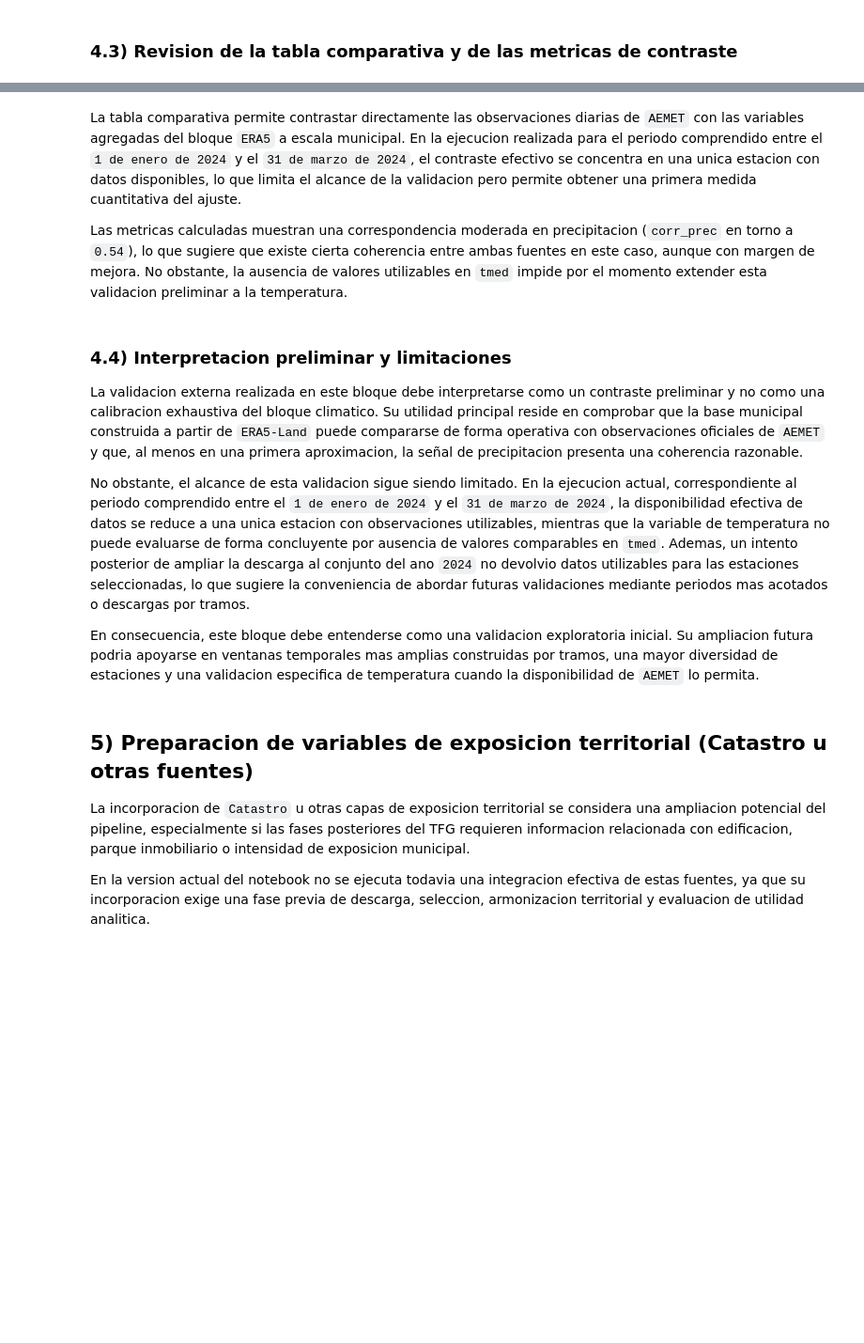
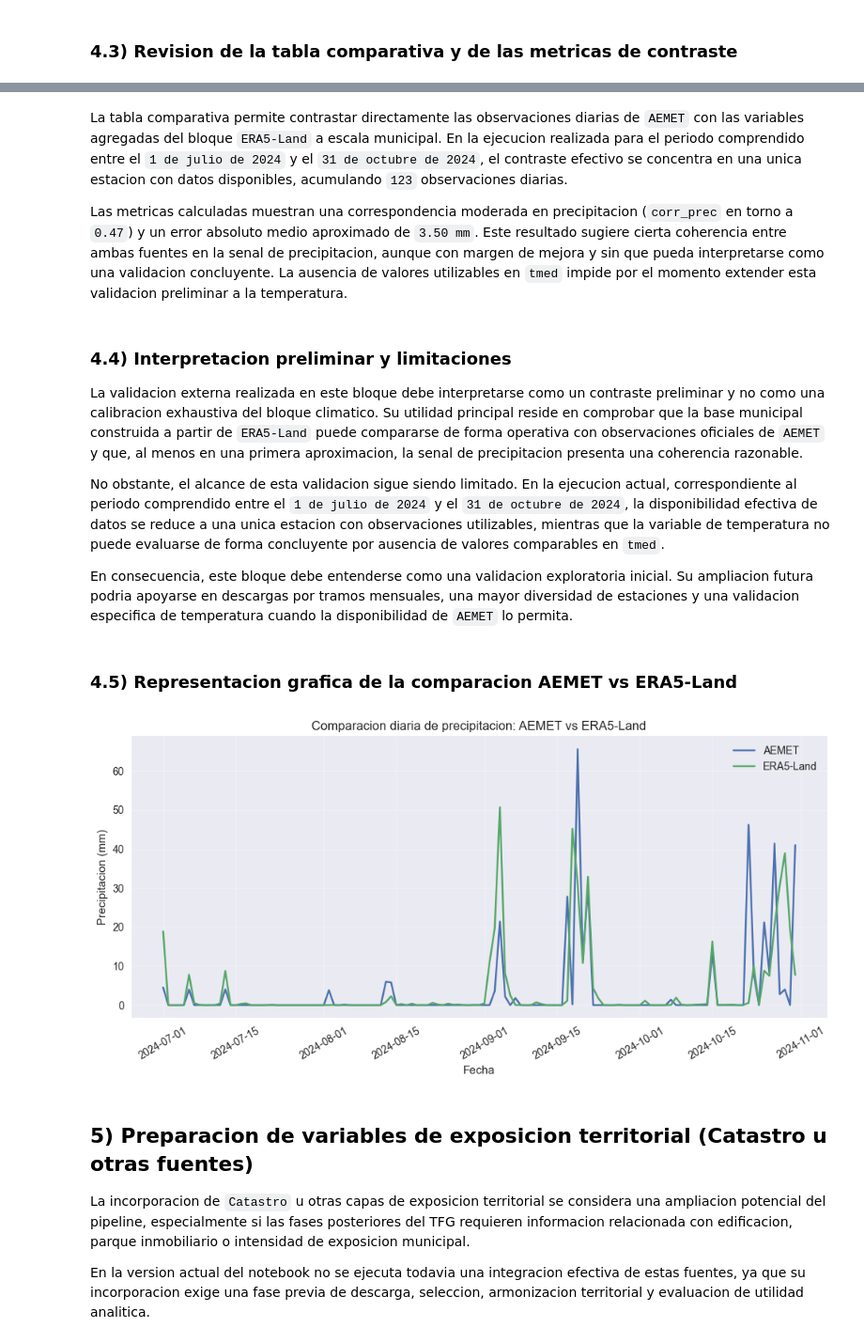
Before and after one commit to gonzalolarriba/modelo-geoespacial-riesgo-climatico, a Jupyter notebook: notebooks/notebook_2_ing_fuentes_complementarias.ipynb, the cells around one changed output, grey strips where cells are left out. Shown at 94% size. Saved outputs shown, nothing was run; the diff lists cells and outputs as text; code cells hidden in the pictures; blank space fills up the shorter version.

```diff
--- a/notebooks/notebook_2_ing_fuentes_complementarias.ipynb
+++ b/notebooks/notebook_2_ing_fuentes_complementarias.ipynb
@@ -521,15 +539,34 @@ Observaciones usadas en metricas: 91
 # %% [markdown]
-La tabla comparativa permite contrastar directamente las observaciones diarias de `AEMET` con las variables agregadas del bloque `ERA5` a escala municipal. En la ejecucion realizada para el periodo comprendido entre el `1 de enero de 2024` y el `31 de marzo de 2024`, el contraste efectivo se concentra en una unica estacion con datos disponibles, lo que limita el alcance de la validacion pero permite obtener una primera medida cuantitativa del ajuste.
+La tabla comparativa permite contrastar directamente las observaciones diarias de `AEMET` con las variables agregadas del bloque `ERA5-Land` a escala municipal. En la ejecucion realizada para el periodo comprendido entre el `1 de julio de 2024` y el `31 de octubre de 2024`, el contraste efectivo se concentra en una unica estacion con datos disponibles, acumulando `123` observaciones diarias.
 
-Las metricas calculadas muestran una correspondencia moderada en precipitacion (`corr_prec` en torno a `0.54`), lo que sugiere que existe cierta coherencia entre ambas fuentes en este caso, aunque con margen de mejora. No obstante, la ausencia de valores utilizables en `tmed` impide por el momento extender esta validacion preliminar a la temperatura.
+Las metricas calculadas muestran una correspondencia moderada en precipitacion (`corr_prec` en torno a `0.47`) y un error absoluto medio aproximado de `3.50 mm`. Este resultado sugiere cierta coherencia entre ambas fuentes en la senal de precipitacion, aunque con margen de mejora y sin que pueda interpretarse como una validacion concluyente. La ausencia de valores utilizables en `tmed` impide por el momento extender esta validacion preliminar a la temperatura.
 # %% [markdown]
 ### 4.4) Interpretacion preliminar y limitaciones
 
-La validacion externa realizada en este bloque debe interpretarse como un contraste preliminar y no como una calibracion exhaustiva del bloque climatico. Su utilidad principal reside en comprobar que la base municipal construida a partir de `ERA5-Land` puede compararse de forma operativa con observaciones oficiales de `AEMET` y que, al menos en una primera aproximacion, la señal de precipitacion presenta una coherencia razonable.
+La validacion externa realizada en este bloque debe interpretarse como un contraste preliminar y no como una calibracion exhaustiva del bloque climatico. Su utilidad principal reside en comprobar que la base municipal construida a partir de `ERA5-Land` puede compararse de forma operativa con observaciones oficiales de `AEMET` y que, al menos en una primera aproximacion, la senal de precipitacion presenta una coherencia razonable.
 
-No obstante, el alcance de esta validacion sigue siendo limitado. En la ejecucion actual, correspondiente al periodo comprendido entre el `1 de enero de 2024` y el `31 de marzo de 2024`, la disponibilidad efectiva de datos se reduce a una unica estacion con observaciones utilizables, mientras que la variable de temperatura no puede evaluarse de forma concluyente por ausencia de valores comparables en `tmed`. Ademas, un intento posterior de ampliar la descarga al conjunto del ano `2024` no devolvio datos utilizables para las estaciones seleccionadas, lo que sugiere la conveniencia de abordar futuras validaciones mediante periodos mas acotados o descargas por tramos.
+No obstante, el alcance de esta validacion sigue siendo limitado. En la ejecucion actual, correspondiente al periodo comprendido entre el `1 de julio de 2024` y el `31 de octubre de 2024`, la disponibilidad efectiva de datos se reduce a una unica estacion con observaciones utilizables, mientras que la variable de temperatura no puede evaluarse de forma concluyente por ausencia de valores comparables en `tmed`.
 
-En consecuencia, este bloque debe entenderse como una validacion exploratoria inicial. Su ampliacion futura podria apoyarse en ventanas temporales mas amplias construidas por tramos, una mayor diversidad de estaciones y una validacion especifica de temperatura cuando la disponibilidad de `AEMET` lo permita.
+En consecuencia, este bloque debe entenderse como una validacion exploratoria inicial. Su ampliacion futura podria apoyarse en descargas por tramos mensuales, una mayor diversidad de estaciones y una validacion especifica de temperatura cuando la disponibilidad de `AEMET` lo permita.
+# %% [markdown]
+### 4.5) Representacion grafica de la comparacion AEMET vs ERA5-Land
+# %%
+if AEMET_COMPARE_FILE.exists():
+    df_aemet_compare = pd.read_csv(AEMET_COMPARE_FILE, parse_dates=["fecha"])
+
+    plt.figure(figsize=(10, 5))
+    plt.plot(df_aemet_compare["fecha"], df_aemet_compare["prec"], label="AEMET")
+    plt.plot(df_aemet_compare["fecha"], df_aemet_compare["precip_total_dia"], label="ERA5-Land")
+    plt.title("Comparacion diaria de precipitacion: AEMET vs ERA5-Land")
+    plt.xlabel("Fecha")
+    plt.ylabel("Precipitacion (mm)")
+    plt.legend()
+    plt.grid(alpha=0.3)
+    plt.xticks(rotation=30)
+    plt.tight_layout()
+    plt.show()
+# %% [output]
+[figure, added]
 # %% [markdown]
 ## 5) Preparacion de variables de exposicion territorial (Catastro u otras fuentes)
 
```
Also changed, not shown: parts of 15 cells of this notebook.
